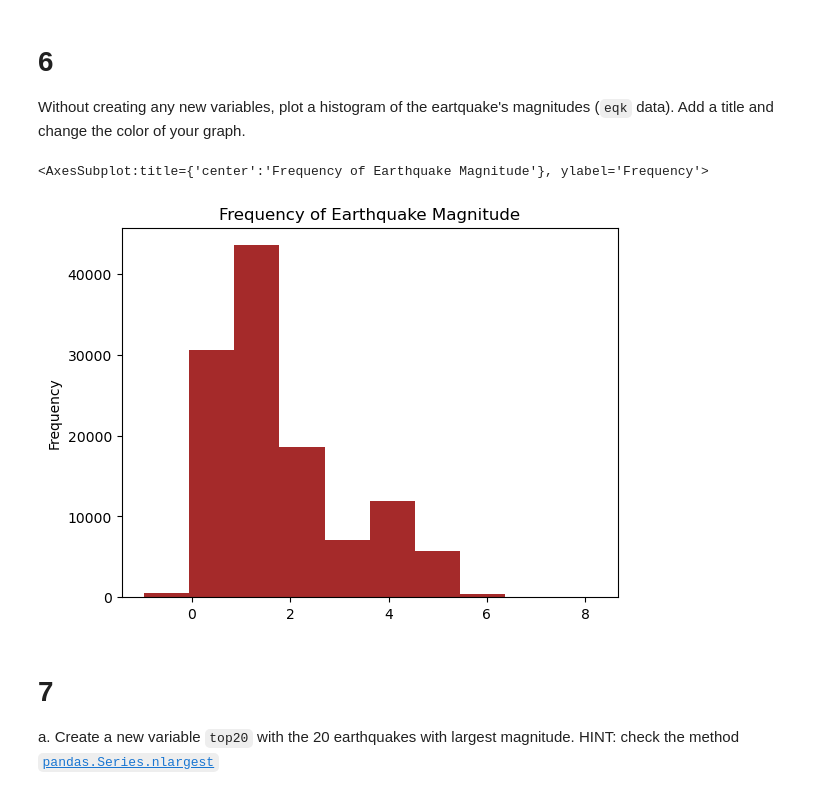
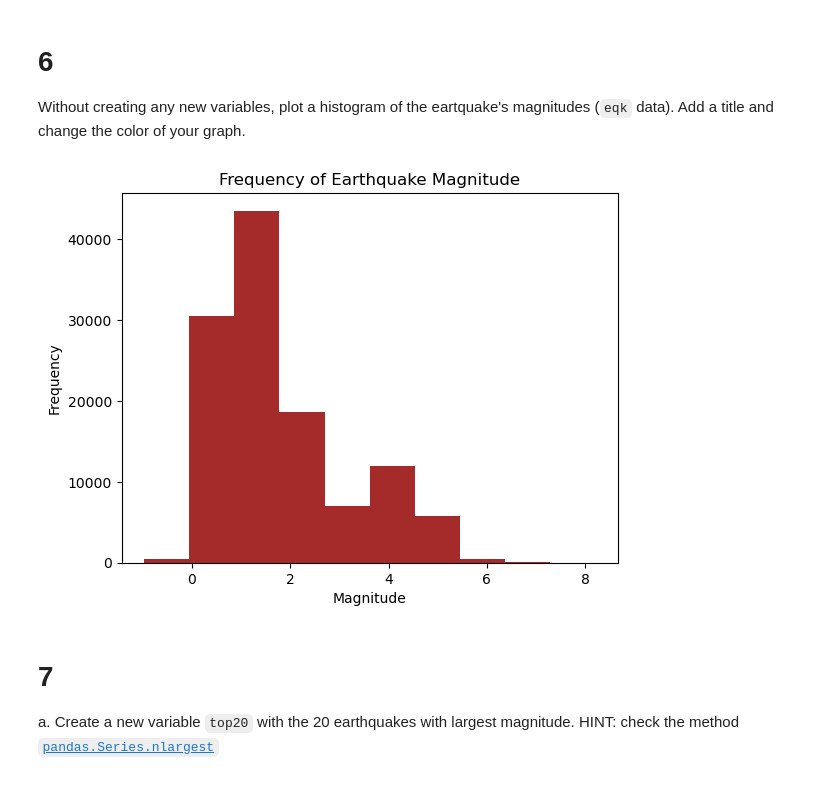
Before and after one commit to mmyiv/eds220-hwk1, a Jupyter notebook: hwk1-task3-earthquakes.ipynb, the cells around one changed output. Cells and saved outputs as stored; diff of their text form; code cells hidden in the pictures.

Commit message:
fix labels on graph

```diff
--- a/hwk1-task3-earthquakes.ipynb
+++ b/hwk1-task3-earthquakes.ipynb
@@ -194,13 +181,11 @@ omitted_events
 Without creating any new variables, plot a histogram of the eartquake's magnitudes (`eqk` data). Add a title and change the color of your graph.
 # %%
 # Plot the magnitude of earthquake by histogram
-eqk['mag'].plot(kind='hist',
-                xlabel = 'Magnitude',
+mag_plot = eqk['mag'].plot(kind='hist',
                 color = "brown",
-                title = "Frequency of Earthquake Magnitude")
+                title = "Frequency of Earthquake Magnitude").set_xlabel('Magnitude')
 # %% [output]
-<AxesSubplot:title={'center':'Frequency of Earthquake Magnitude'}, ylabel='Frequency'>
-[figure, old version]
+[figure, new version]
 # %% [markdown]
 <!-- END QUESTION -->
 
```
Also changed, not shown: parts of 4 cells of this notebook.
